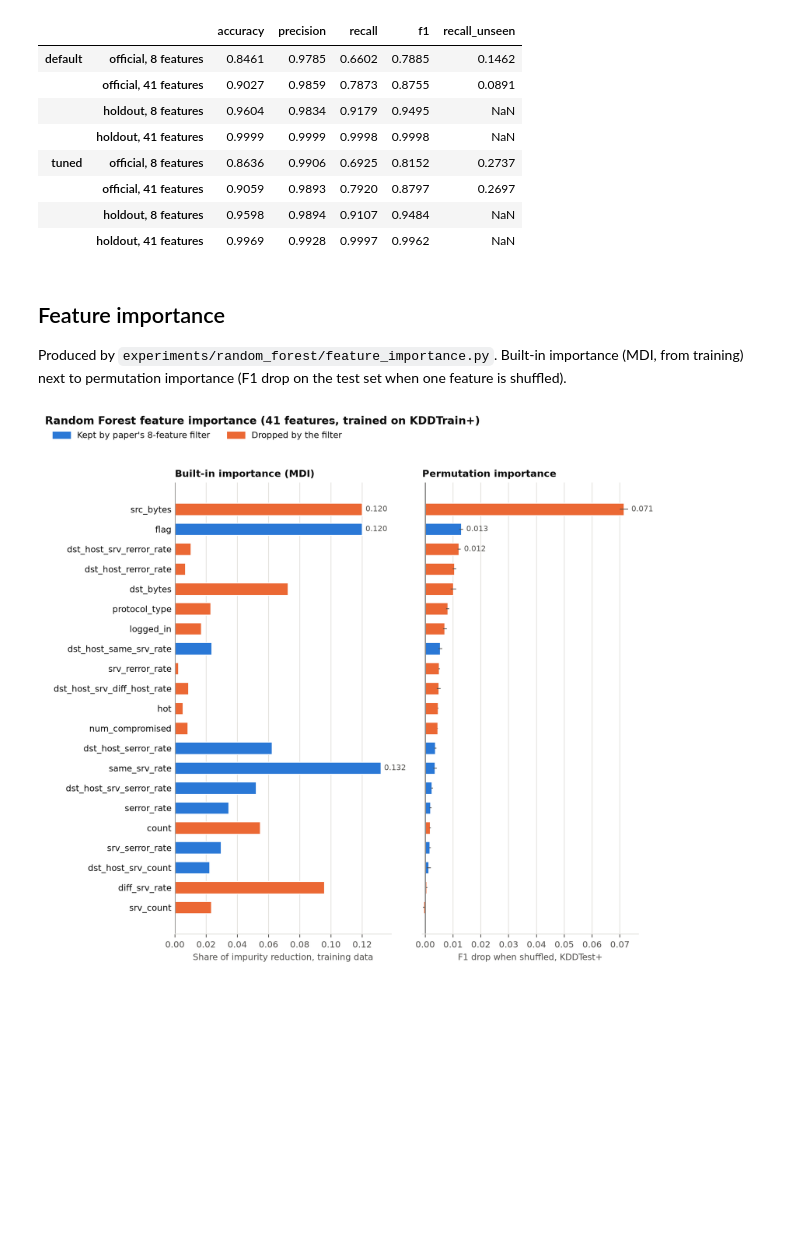
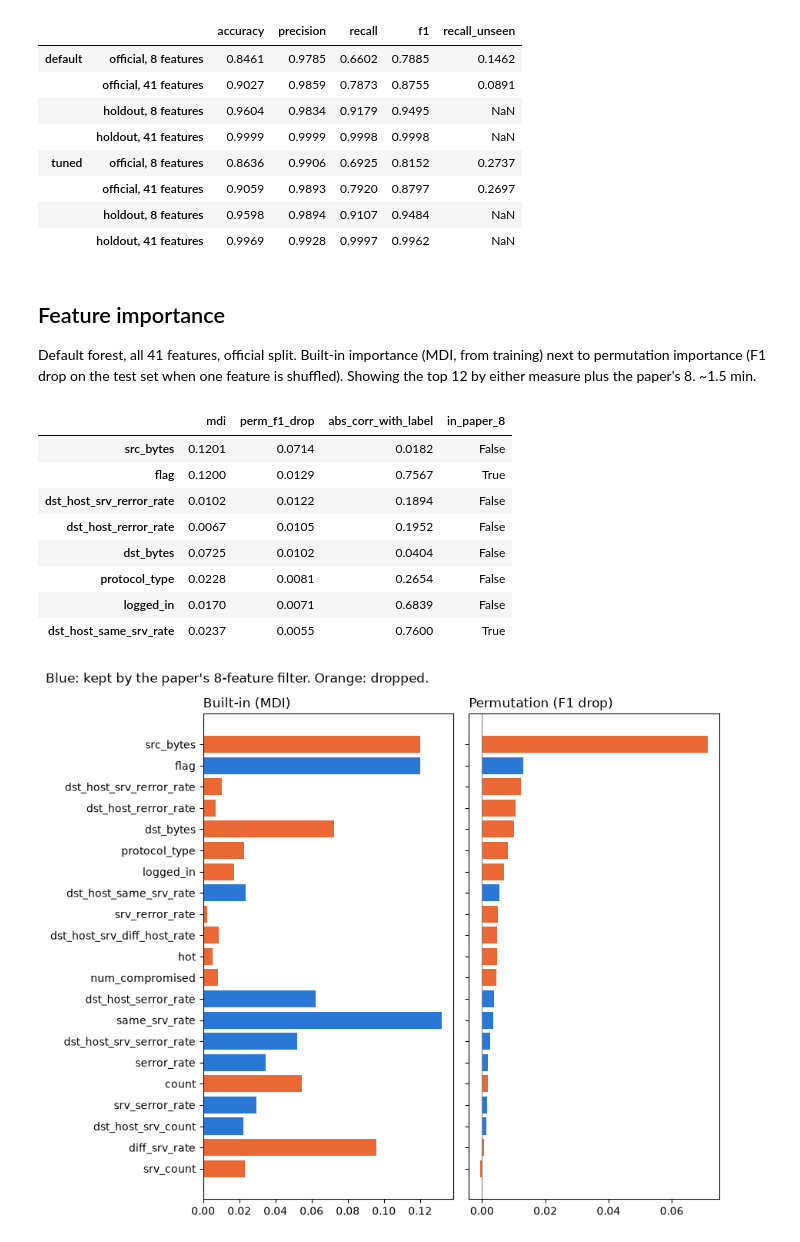
Before and after one commit to jr-cho/ml-network-anomaly-detection, a Jupyter notebook: notebooks/04_random_forest.ipynb, the cells around one changed output. Saved outputs shown, nothing was run; the diff lists cells and outputs as text; code cells hidden in the pictures; blank space fills up the shorter version.

```diff
--- a/notebooks/04_random_forest.ipynb
+++ b/notebooks/04_random_forest.ipynb
@@ -31,7 +27,5 @@ The paper keeps the 8 features most correlated with the label. We also try all 4
 # %%
-data = {
-    (split, n): prepare(split, n_features=n) for split in ("official", "holdout") for n in (8, 41)
-}
+data = prepare_all()
 official = data[("official", 8)]
 print("Train rows:", len(official["X_train"]), " Test rows:", len(official["X_test"]))
 print("Unseen DoS rows in official test:", official["unseen"].sum())
@@ -68,7 +58,2 @@ metrics_table(results)
 # %% [markdown]
 ### Confusion matrices
-# %%
-fig, axes = plt.subplots(1, 4, figsize=(16, 3.5))
-for ax, (key, cm) in zip(axes, matrices.items(), strict=True):
-    plot_confusion(cm, f"{key[0]}, {key[1]} features", ax=ax)
-plt.tight_layout()
@@ -100,10 +83,51 @@ pd.concat({"default": metrics_table(results), "tuned": metrics_table(tuned)})[
 # %% [markdown]
 ## Feature importance
 
-Produced by `experiments/random_forest/feature_importance.py`. Built-in importance (MDI, from training) next to permutation importance (F1 drop on the test set when one feature is shuffled).
+Default forest, all 41 features, official split. Built-in importance (MDI, from training) next to permutation importance (F1 drop on the test set when one feature is shuffled). Showing the top 12 by either measure plus the paper's 8. ~1.5 min.
-# %%
-from IPython.display import Image
-
-Image(RF_RESULTS_DIR / "feature_importance.png")
-# %% [output]
-[figure, removed]
+# %%
+from sklearn.inspection import permutation_importance
+
+full = data[("official", 41)]
+forest = MODELS["random_forest"]().fit(full["X_train"], full["y_train"])
+perm = permutation_importance(
+    forest, full["X_test"], full["y_test"], scoring="f1", n_repeats=10, random_state=42
+)
+
+paper_8 = data[("official", 8)]["prep"].selected_features
+importance = pd.DataFrame(
+    {
+        "mdi": forest.feature_importances_,
+        "perm_f1_drop": perm.importances_mean,
+        "abs_corr_with_label": full["prep"].correlations.reindex(full["X_train"].columns).values,
+        "in_paper_8": full["X_train"].columns.isin(paper_8),
+    },
+    index=full["X_train"].columns,
+)
+shown = importance[
+    (importance["mdi"].rank(ascending=False) <= 12)
+    | (importance["perm_f1_drop"].rank(ascending=False) <= 12)
+    | importance["in_paper_8"]
+].sort_values("perm_f1_drop")
+
+colors = ["#2a78d6" if kept else "#eb6834" for kept in shown["in_paper_8"]]
+fig, axes = plt.subplots(1, 2, figsize=(9, 0.28 * len(shown) + 1.5), sharey=True)
+for ax, col, title in zip(
+    axes, ["mdi", "perm_f1_drop"], ["Built-in (MDI)", "Permutation (F1 drop)"], strict=True
+):
+    ax.barh(shown.index, shown[col], color=colors)
+    ax.axvline(0, color="grey", linewidth=0.8)
+    ax.set_title(title, loc="left")
+fig.suptitle("Blue: kept by the paper's 8-feature filter. Orange: dropped.", x=0.01, ha="left")
+fig.tight_layout()
+importance.sort_values("perm_f1_drop", ascending=False).head(8)
+# %% [output]
+|  | mdi | perm_f1_drop | abs_corr_with_label | in_paper_8 |
+| src_bytes | 0.1201 | 0.0714 | 0.0182 | False |
+| flag | 0.1200 | 0.0129 | 0.7567 | True |
+| dst_host_srv_rerror_rate | 0.0102 | 0.0122 | 0.1894 | False |
+| dst_host_rerror_rate | 0.0067 | 0.0105 | 0.1952 | False |
+| dst_bytes | 0.0725 | 0.0102 | 0.0404 | False |
+| protocol_type | 0.0228 | 0.0081 | 0.2654 | False |
+| logged_in | 0.0170 | 0.0071 | 0.6839 | False |
+| dst_host_same_srv_rate | 0.0237 | 0.0055 | 0.7600 | True |
+[figure, added]
```
Also changed, not shown: parts of 16 cells of this notebook, 37 other files.
